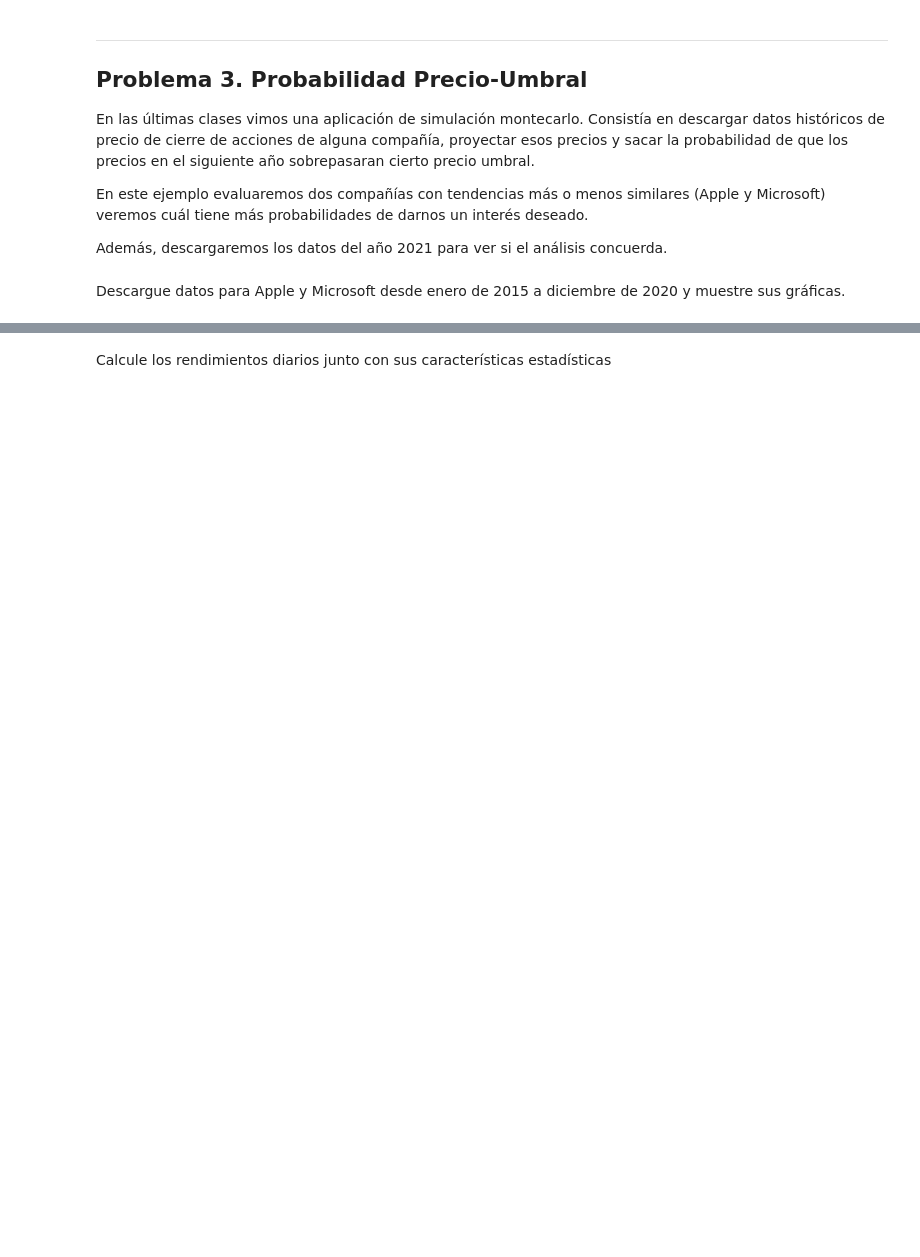
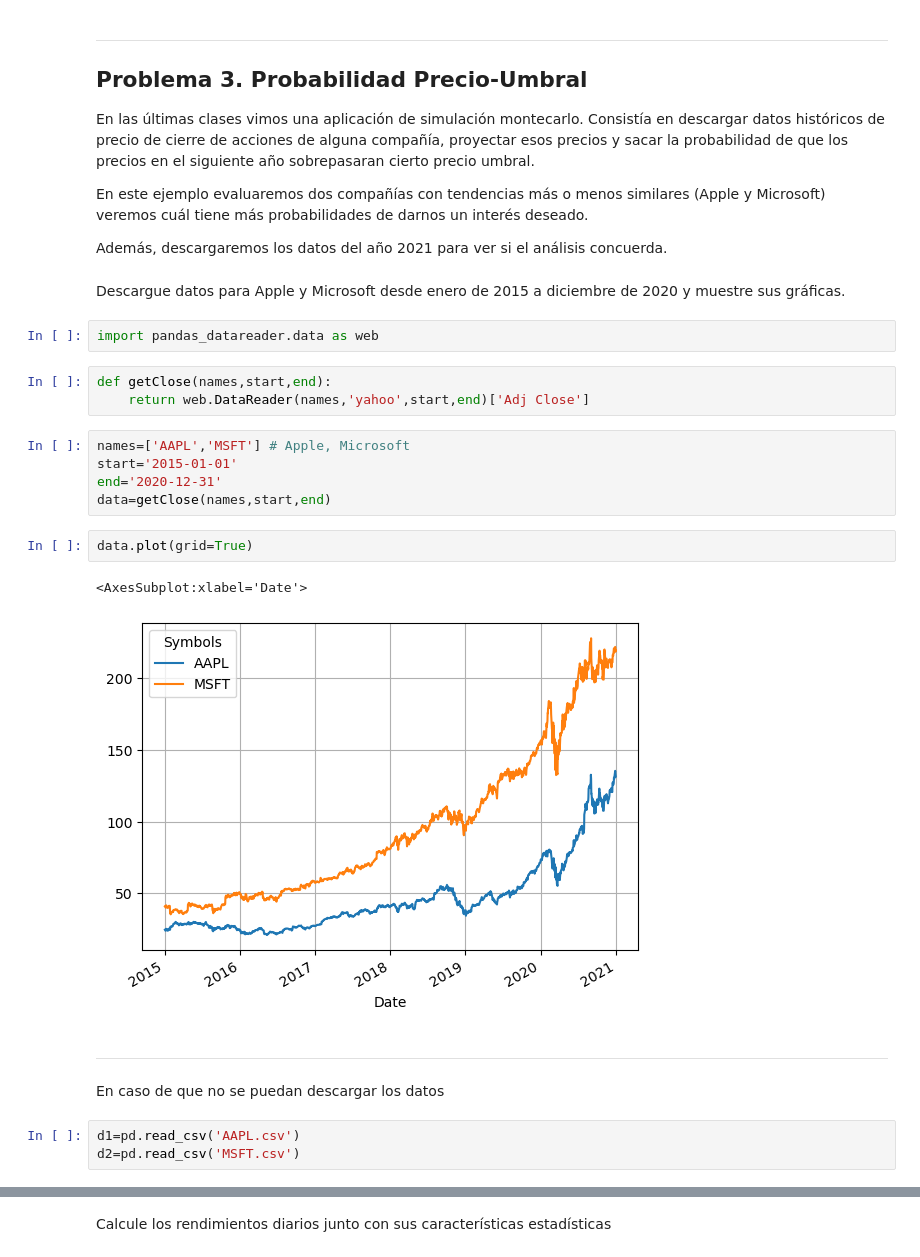
Before and after one commit to StefanyPano/SimMat_O2022, a Jupyter notebook: Montecarlo/Repaso.ipynb, the cells around one changed output, grey strips where cells are left out. Drawn from its saved outputs; the diff is of its cells as text; blank space fills up the shorter version.

```diff
--- a/Montecarlo/Repaso.ipynb
+++ b/Montecarlo/Repaso.ipynb
@@ -69,3 +163,24 @@ En este ejemplo evaluaremos dos compañías con tendencias más o menos similare
 Además, descargaremos los datos del año 2021 para ver si el análisis concuerda.
 # %% [markdown]
 Descargue datos para Apple y Microsoft desde enero de 2015 a diciembre de 2020 y muestre sus gráficas.
+# %%
+import pandas_datareader.data as web
+# %%
+def getClose(names,start,end):
+    return web.DataReader(names,'yahoo',start,end)['Adj Close']
+# %%
+names=['AAPL','MSFT'] # Apple, Microsoft
+start='2015-01-01'
+end='2020-12-31'
+data=getClose(names,start,end)
+# %%
+data.plot(grid=True)
+# %% [output]
+<AxesSubplot:xlabel='Date'>
+[figure, added]
+# %% [markdown]
+---
+En caso de que no se puedan descargar los datos
+# %%
+d1=pd.read_csv('AAPL.csv')
+d2=pd.read_csv('MSFT.csv')
```
Also changed, not shown: parts of 25 cells of this notebook, 2 other files.
